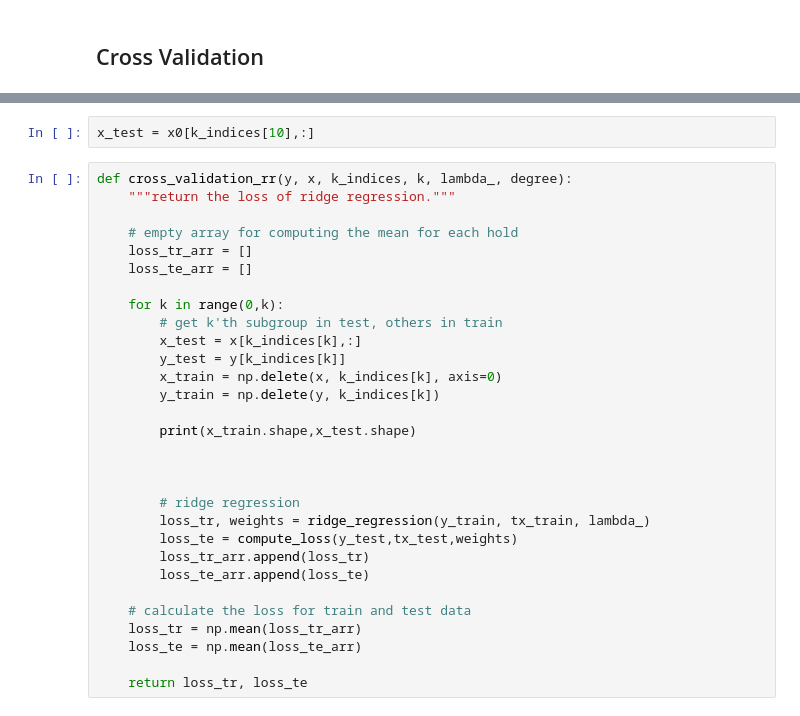
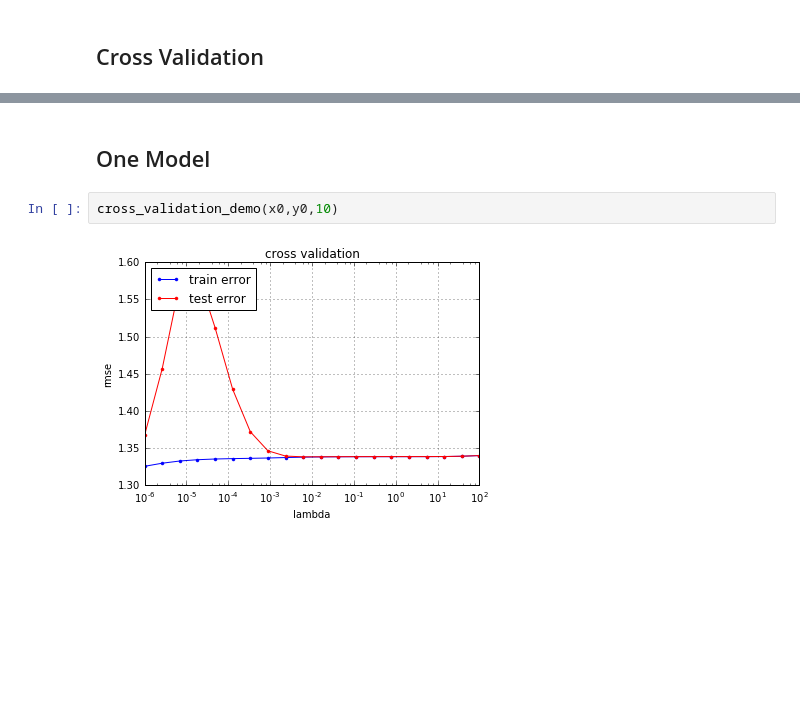
Before and after one commit to zhi-g/ml-project1, a Jupyter notebook: ML_methods/Best Model!.ipynb, the cells around one changed output, grey strips where cells are left out. Saved outputs shown, nothing was run; the diff lists cells and outputs as text; blank space fills up the shorter version.

```diff
--- a/ML_methods/Best Model!.ipynb
+++ b/ML_methods/Best Model!.ipynb
@@ -170,32 +190,6 @@ def standardize(X):
+# %% [markdown]
+## One Model
 # %%
-x_test = x0[k_indices[10],:]
+cross_validation_demo(x0,y0,10)
+# %% [output]
+[figure, added]
-# %%
-def cross_validation_rr(y, x, k_indices, k, lambda_, degree):
-    """return the loss of ridge regression."""
-
-    # empty array for computing the mean for each hold
-    loss_tr_arr = []
-    loss_te_arr = []
-
-    for k in range(0,k):
-        # get k'th subgroup in test, others in train
-        x_test = x[k_indices[k],:]
-        y_test = y[k_indices[k]]
-        x_train = np.delete(x, k_indices[k], axis=0)
-        y_train = np.delete(y, k_indices[k])
-
-        print(x_train.shape,x_test.shape)
-
-
-
-        # ridge regression
-        loss_tr, weights = ridge_regression(y_train, tx_train, lambda_)
-        loss_te = compute_loss(y_test,tx_test,weights)
-        loss_tr_arr.append(loss_tr)
-        loss_te_arr.append(loss_te)
-
-    # calculate the loss for train and test data
-    loss_tr = np.mean(loss_tr_arr)
-    loss_te = np.mean(loss_te_arr)
-
-    return loss_tr, loss_te
```
Also changed, not shown: parts of 45 cells of this notebook.
